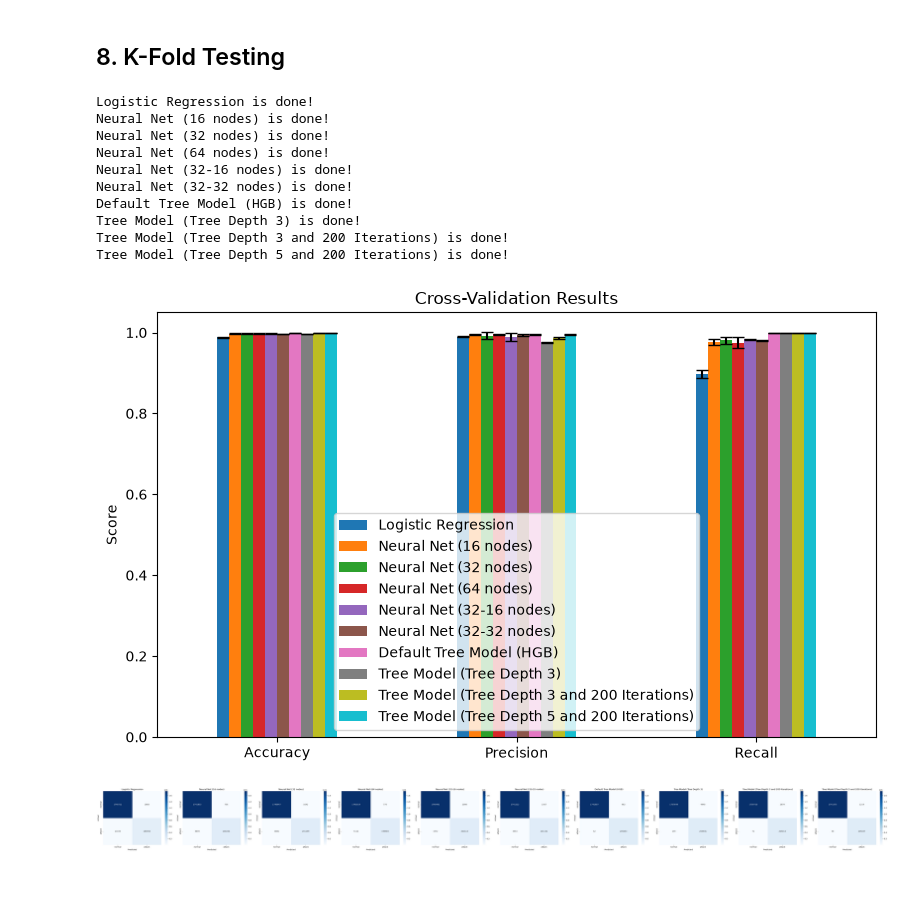
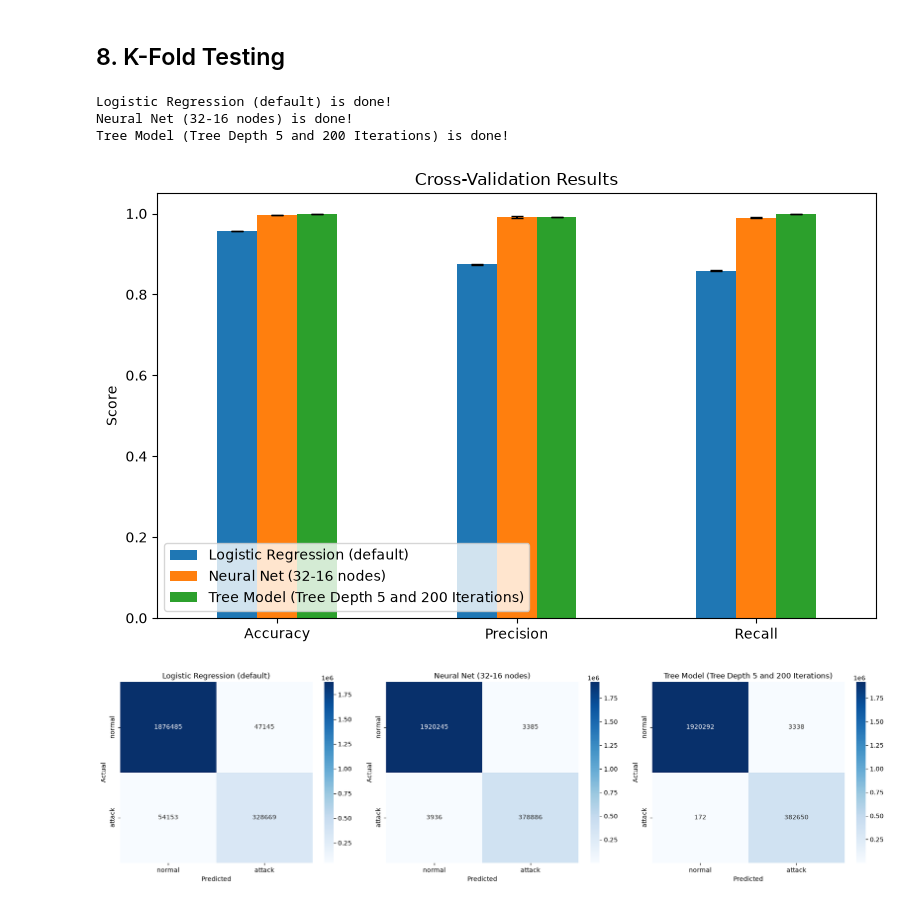
Before and after one commit to CorruptedStorm/NetworkIntrusionDetector, a Jupyter notebook: CIC/notebooks/cic_network_intrusion_detector.ipynb, the cells around one changed output. Cells and saved outputs as stored; diff of their text form; code cells hidden in the pictures.

```diff
--- a/CIC/notebooks/cic_network_intrusion_detector.ipynb
+++ b/CIC/notebooks/cic_network_intrusion_detector.ipynb
@@ -108,9 +116,3 @@ models = {
-# %%
-# %%script false --no-raise-error
-# This entire cell will be skipped during "Run All"
-
-lr_model = train_lr_model(X_train, y_train, max_iter=2000)
-models.update({"Logistic Regression (2000 iterations)": lr_model})
 # %% [markdown]
 ## MLP Model Options
 # %%
@@ -182,24 +184,17 @@ plot_confusion_matrices(confusion_matrices)
 # %%
 from sklearn.model_selection import StratifiedKFold, GroupKFold
 from src.cross_validation import *
 
 # Plain k-fold: shuffle the rows into 5 parts, train on 4, test on 1, repeat
 mean, stds, confusion_matrices = run_cv(models, X_train, y_train, cv=StratifiedKFold(5, shuffle=True, random_state=42))
-plot_bar_chart(mean, title="Cross-Validation Results", errors=stds)
-plot_confusion_matrices(confusion_matrices)
+plot_bar_chart(mean, title="Cross-Validation Results", errors=stds, path="k-fold_cv_comparison.png")
+plot_confusion_matrices(confusion_matrices, path="k-fold_confusion_matrices.png")
 # %% [output]
-Logistic Regression is done!
-Neural Net (16 nodes) is done!
-Neural Net (32 nodes) is done!
-Neural Net (64 nodes) is done!
+Logistic Regression (default) is done!
 Neural Net (32-16 nodes) is done!
-Neural Net (32-32 nodes) is done!
-Default Tree Model (HGB) is done!
-Tree Model (Tree Depth 3) is done!
-Tree Model (Tree Depth 3 and 200 Iterations) is done!
 Tree Model (Tree Depth 5 and 200 Iterations) is done!
-[figure, old version]
+[figure, new version]
-[figure, old version]
+[figure, new version]
 # %%
 from sklearn.model_selection import StratifiedKFold, GroupKFold
 
```
Also changed, not shown: parts of 7 cells of this notebook, 10 other files.
